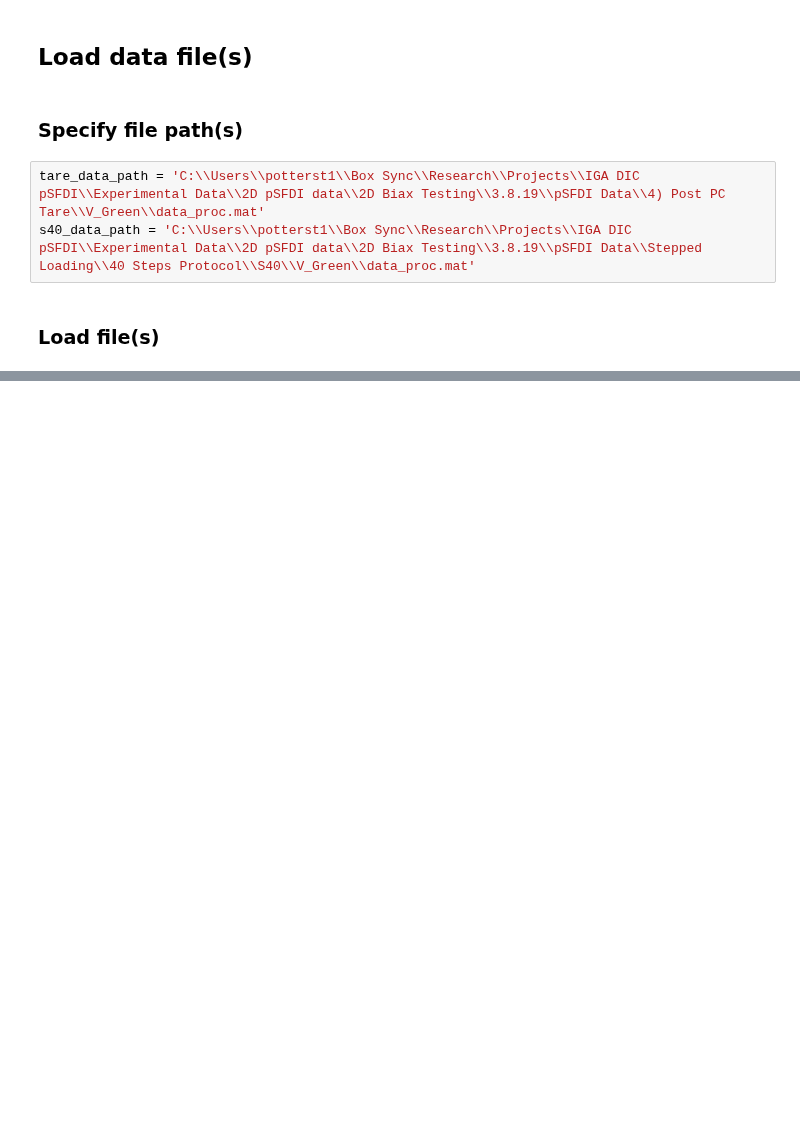
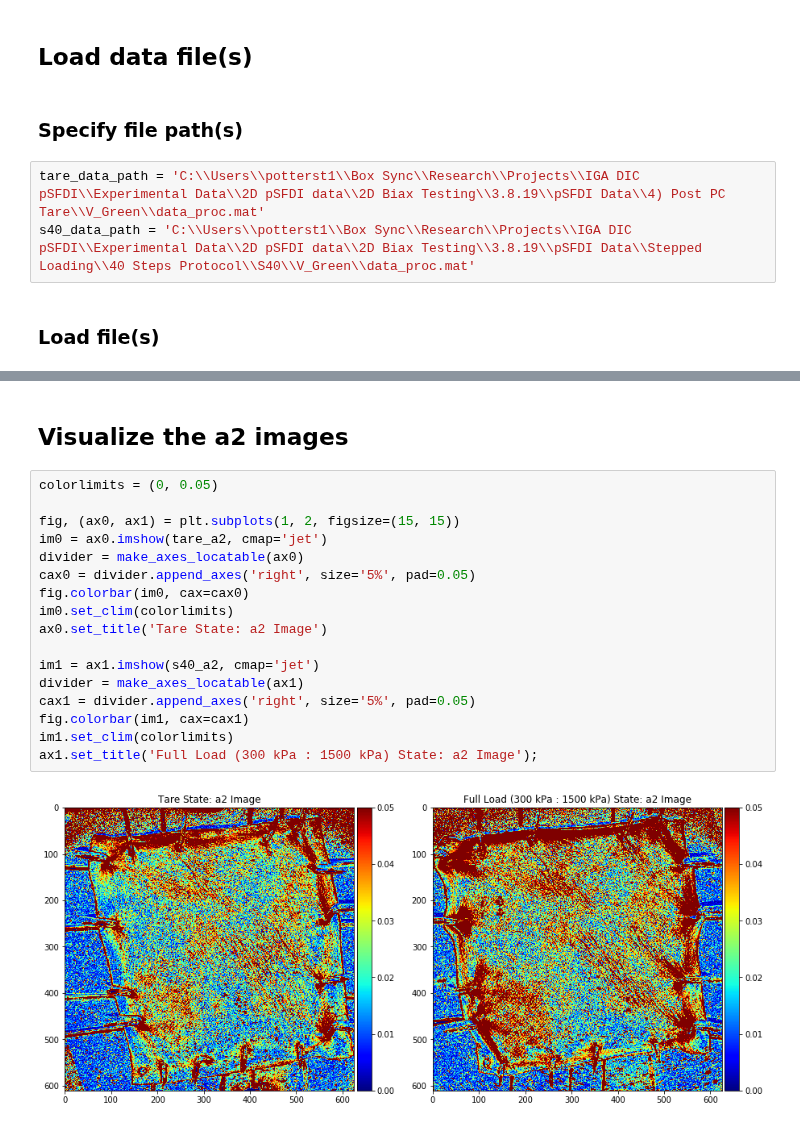
Before and after one commit to mfkiwl/splineDIC, a Jupyter notebook: notebooks/report/stp_report_pSFDI_data_viz.ipynb, the cells around one changed output, grey strips where cells are left out. Saved outputs shown, nothing was run; the diff lists cells and outputs as text; blank space fills up the shorter version.

```diff
--- a/notebooks/report/stp_report_pSFDI_data_viz.ipynb
+++ b/notebooks/report/stp_report_pSFDI_data_viz.ipynb
@@ -34,0 +60,21 @@ s40_data = fileIO.read_mat_file(s40_data_path)
+# %% [markdown]
+## Visualize the a2 images
+# %%
+colorlimits = (0, 0.05)
+
+fig, (ax0, ax1) = plt.subplots(1, 2, figsize=(15, 15))
+im0 = ax0.imshow(tare_a2, cmap='jet')
+divider = make_axes_locatable(ax0)
+cax0 = divider.append_axes('right', size='5%', pad=0.05)
+fig.colorbar(im0, cax=cax0)
+im0.set_clim(colorlimits)
+ax0.set_title('Tare State: a2 Image')
+
+im1 = ax1.imshow(s40_a2, cmap='jet')
+divider = make_axes_locatable(ax1)
+cax1 = divider.append_axes('right', size='5%', pad=0.05)
+fig.colorbar(im1, cax=cax1)
+im1.set_clim(colorlimits)
+ax1.set_title('Full Load (300 kPa : 1500 kPa) State: a2 Image');
+# %% [output]
+[figure, added]
```
Also changed, not shown: parts of 13 cells of this notebook.
